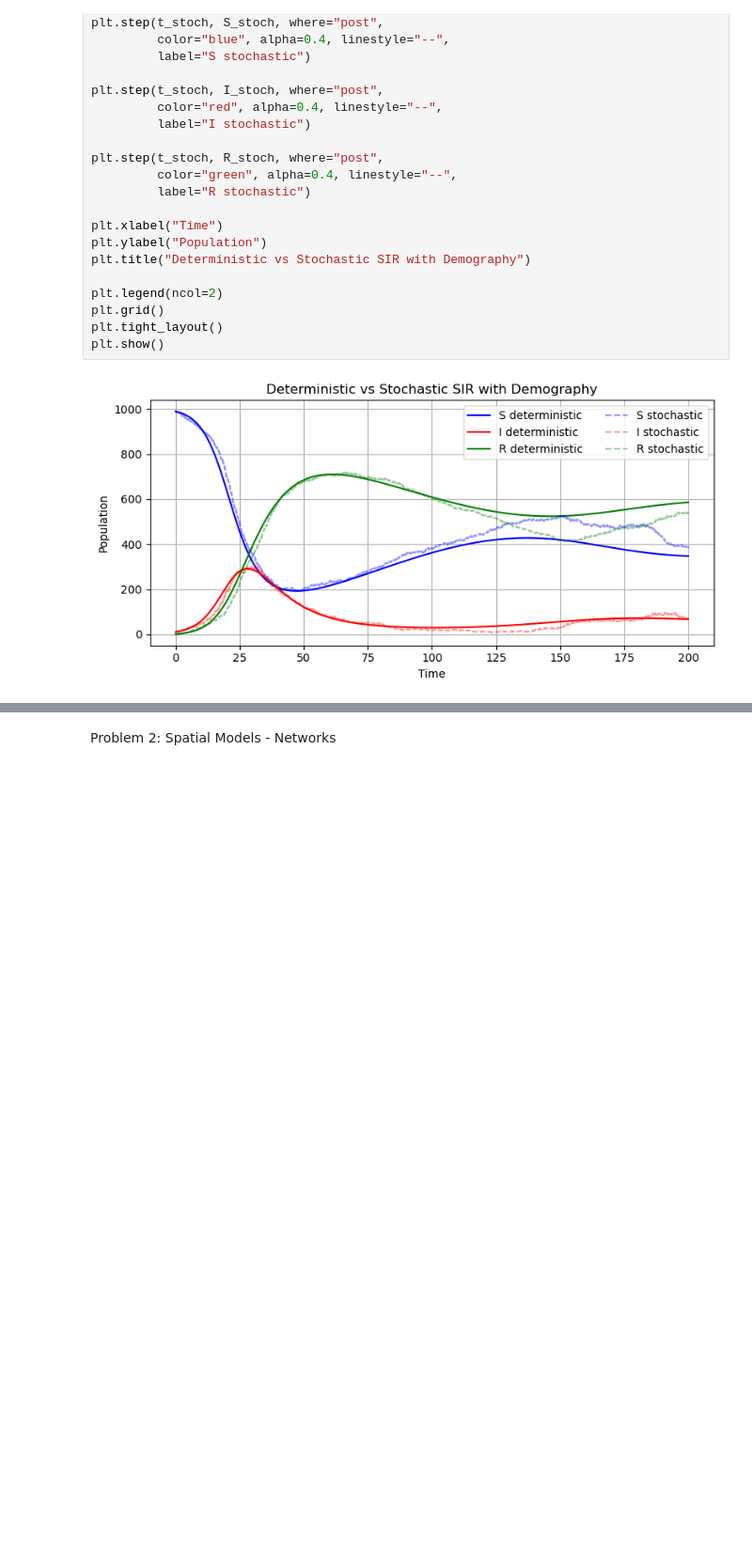
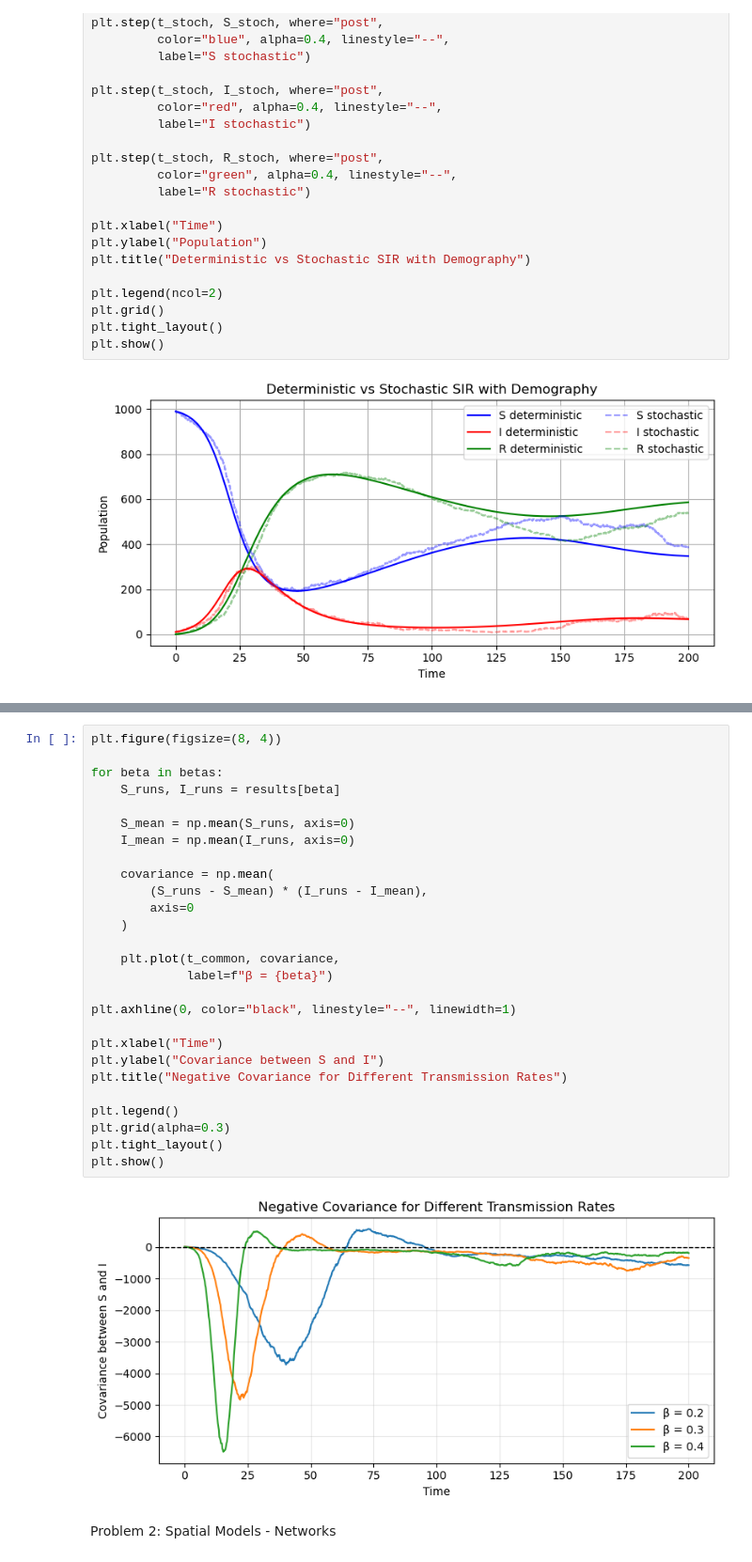
Before and after one commit to lydiashumskaya/assignment-2-stochastic-and-spatial-models, a Jupyter notebook: assigment-2.ipynb, the cells around one changed output, grey strips where cells are left out. Shown at 94% size. Drawn from its saved outputs; the diff is of its cells as text; blank space fills up the shorter version.

```diff
--- a/assigment-2.ipynb
+++ b/assigment-2.ipynb
@@ -167,3 +303,32 @@ plt.show()
+# %%
+plt.figure(figsize=(8, 4))
+
+for beta in betas:
+    S_runs, I_runs = results[beta]
+
+    S_mean = np.mean(S_runs, axis=0)
+    I_mean = np.mean(I_runs, axis=0)
+
+    covariance = np.mean(
+        (S_runs - S_mean) * (I_runs - I_mean),
+        axis=0
+    )
+
+    plt.plot(t_common, covariance,
+             label=f"β = {beta}")
+
+plt.axhline(0, color="black", linestyle="--", linewidth=1)
+
+plt.xlabel("Time")
+plt.ylabel("Covariance between S and I")
+plt.title("Negative Covariance for Different Transmission Rates")
+
+plt.legend()
+plt.grid(alpha=0.3)
+plt.tight_layout()
+plt.show()
+# %% [output]
+[figure, added]
 # %% [markdown]
 Problem 2: Spatial Models - Networks
 # %% [markdown]
```
Also changed, not shown: parts of 7 cells of this notebook.
